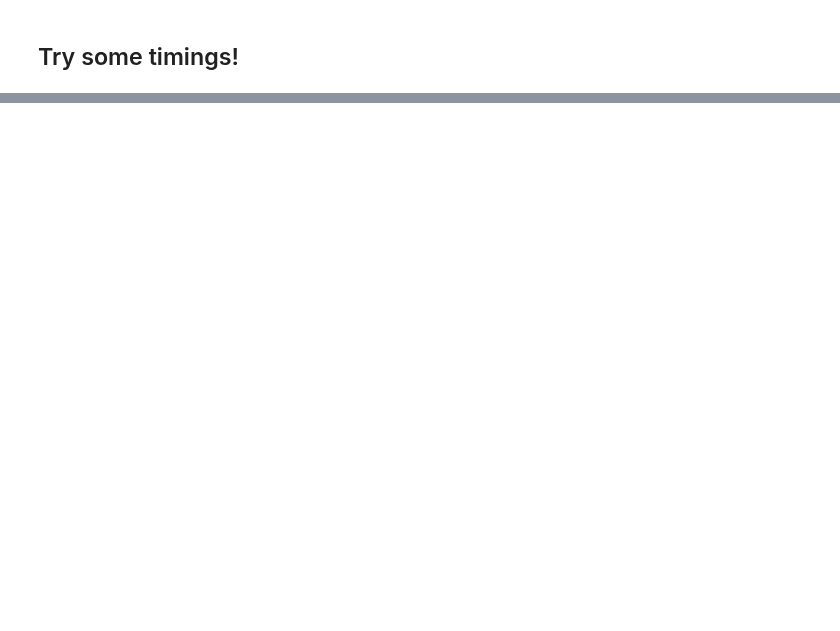
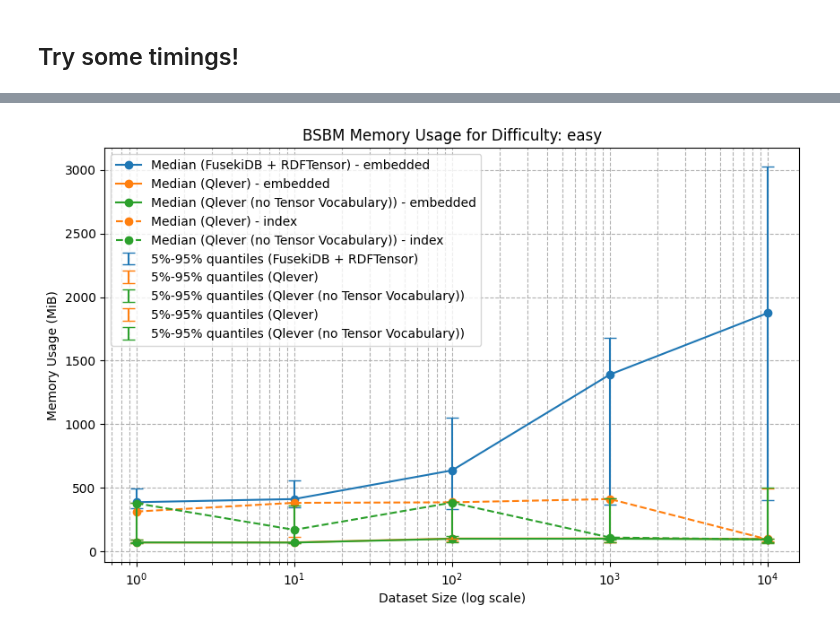
Before and after one commit to Dakantz/Dense-KG-Vector-DB, a Jupyter notebook: benchmarks/run_bdsdm_timings_native.ipynb, the cells around one changed output, grey strips where cells are left out. Cells and saved outputs as stored; diff of their text form; code cells hidden in the pictures; blank space fills up the shorter version.

```diff
--- a/benchmarks/run_bdsdm_timings_native.ipynb
+++ b/benchmarks/run_bdsdm_timings_native.ipynb
@@ -610,0 +680,20 @@ plt.show()
+# %%
+# plot the stats for the same runs, e.g. number of triples scanned, number of candidates, etc.
+
+
+fig, axes = plt.subplots(len(difficulties), 1, figsize=(10, 6 * len(difficulties)))
+for i, difficulty in enumerate(difficulties):
+    ax = axes[i] if len(difficulties) > 1 else axes
+    # set the subtitle to the difficulty
+
+    plot_timings(ax, stats_df, engines, difficulty, relevant_measure="mem_usage_mb")
+    ax.set_xscale("log")
+    ax.set_xlabel("Dataset Size (log scale)")
+    ax.set_ylabel("Memory Usage (MiB)")
+    ax.set_title(f"BSBM Memory Usage for Difficulty: {difficulty}")
+    ax.legend()
+    ax.grid(True, which="both", ls="--")
+plt.savefig("./scratch/bsbm_mem_usage.png")
+plt.show()
+# %% [output]
+[figure, added]
```
Also changed, not shown: parts of 17 cells of this notebook, 12 other files.
